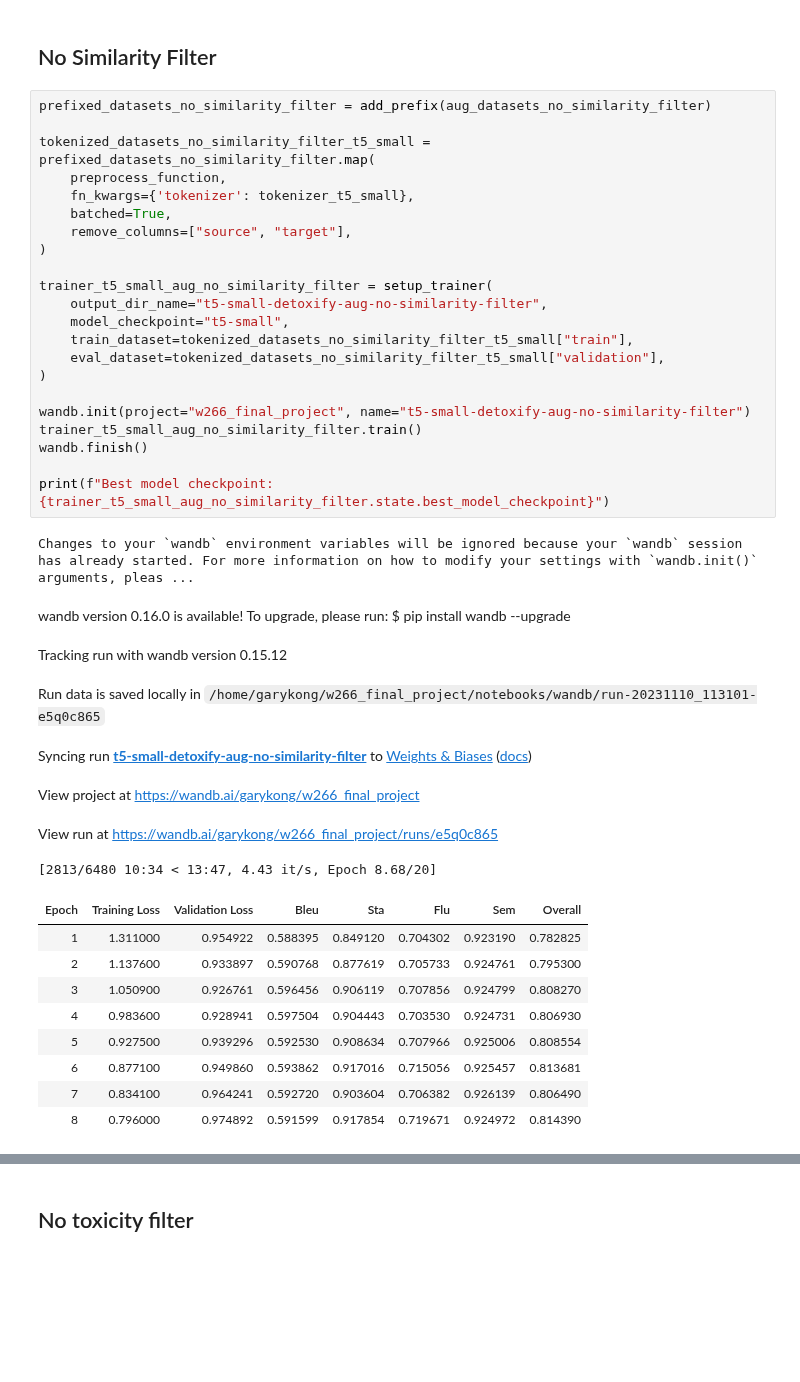
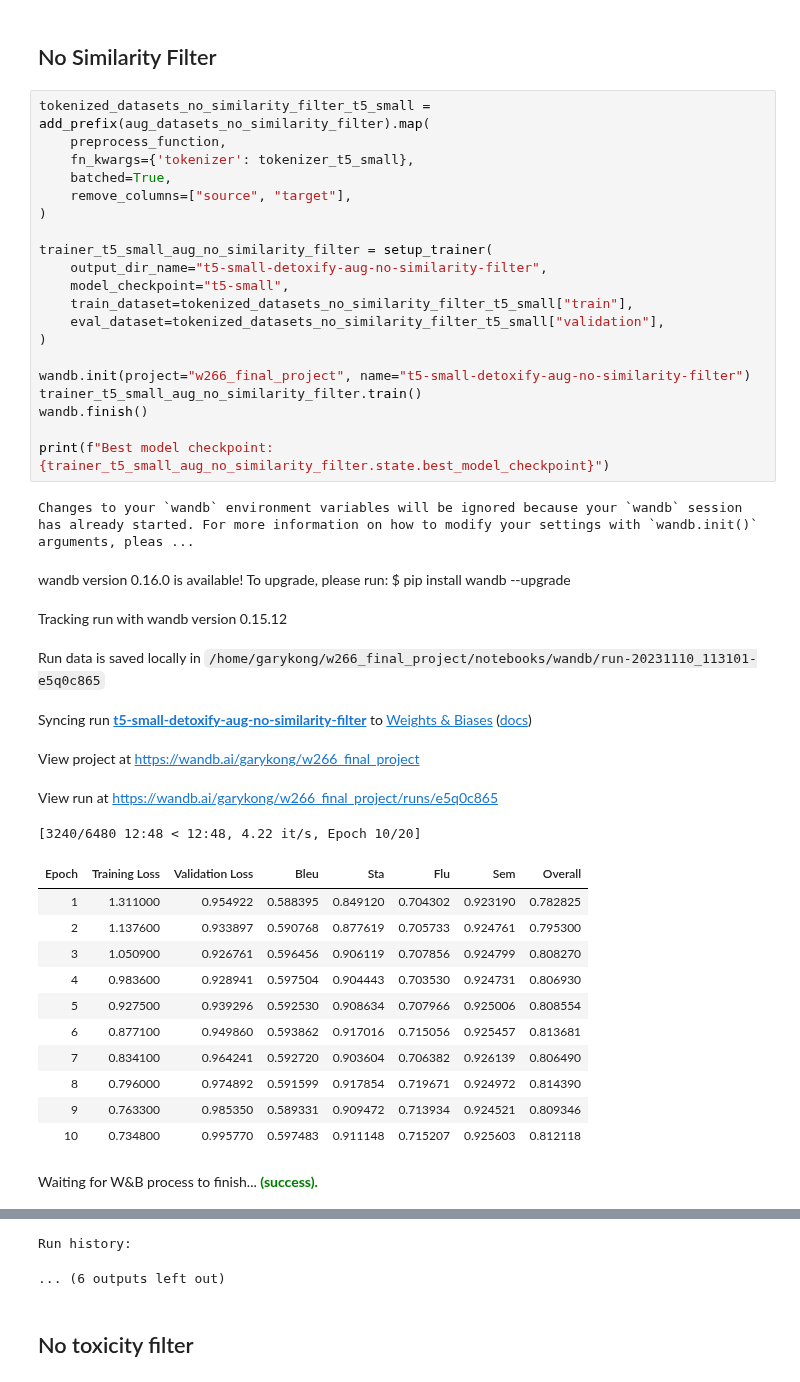
Before and after one commit to garyukong/T5-TextDetoxification, a Jupyter notebook: notebooks/2_Models.ipynb, the cells around one changed output, grey strips where cells are left out. Drawn from its saved outputs; the diff is of its cells as text; blank space fills up the shorter version.

```diff
--- a/notebooks/2_Models.ipynb
+++ b/notebooks/2_Models.ipynb
@@ -911,9 +900,7 @@ Run history:
 # %% [markdown]
 ## No Similarity Filter
 # %%
-prefixed_datasets_no_similarity_filter = add_prefix(aug_datasets_no_similarity_filter)
-
-tokenized_datasets_no_similarity_filter_t5_small = prefixed_datasets_no_similarity_filter.map(
+tokenized_datasets_no_similarity_filter_t5_small = add_prefix(aug_datasets_no_similarity_filter).map(
     preprocess_function,
     fn_kwargs={'tokenizer': tokenizer_t5_small},
     batched=True,
@@ -922,31 +909,34 @@ tokenized_datasets_no_similarity_filter_t5_small = prefixed_datasets_no_similari
 
 trainer_t5_small_aug_no_similarity_filter = setup_trainer(
     output_dir_name="t5-small-detoxify-aug-no-similarity-filter",
     model_checkpoint="t5-small",
     train_dataset=tokenized_datasets_no_similarity_filter_t5_small["train"],
     eval_dataset=tokenized_datasets_no_similarity_filter_t5_small["validation"],
 )
 
 wandb.init(project="w266_final_project", name="t5-small-detoxify-aug-no-similarity-filter")
 trainer_t5_small_aug_no_similarity_filter.train()
 wandb.finish()
 
 print(f"Best model checkpoint: {trainer_t5_small_aug_no_similarity_filter.state.best_model_checkpoint}")
 # %% [output]
 Changes to your `wandb` environment variables will be ignored because your `wandb` session has already started. For more information on how to modify your settings with `wandb.init()` arguments, pleas ...
 wandb version 0.16.0 is available! To upgrade, please run: $ pip install wandb --upgrade
 Tracking run with wandb version 0.15.12
 Run data is saved locally in /home/garykong/w266_final_project/notebooks/wandb/run-20231110_113101-e5q0c865
 Syncing run t5-small-detoxify-aug-no-similarity-filter to Weights & Biases (docs)
 View project at https://wandb.ai/garykong/w266_final_project
 View run at https://wandb.ai/garykong/w266_final_project/runs/e5q0c865
-[2813/6480 10:34 < 13:47, 4.43 it/s, Epoch 8.68/20]
+[3240/6480 12:48 < 12:48, 4.22 it/s, Epoch 10/20]
 | Epoch | Training Loss | Validation Loss | Bleu | Sta | Flu | Sem | Overall |
 | 1 | 1.311000 | 0.954922 | 0.588395 | 0.849120 | 0.704302 | 0.923190 | 0.782825 |
 | 2 | 1.137600 | 0.933897 | 0.590768 | 0.877619 | 0.705733 | 0.924761 | 0.795300 |
 | 3 | 1.050900 | 0.926761 | 0.596456 | 0.906119 | 0.707856 | 0.924799 | 0.808270 |
 | 4 | 0.983600 | 0.928941 | 0.597504 | 0.904443 | 0.703530 | 0.924731 | 0.806930 |
 | 5 | 0.927500 | 0.939296 | 0.592530 | 0.908634 | 0.707966 | 0.925006 | 0.808554 |
 | 6 | 0.877100 | 0.949860 | 0.593862 | 0.917016 | 0.715056 | 0.925457 | 0.813681 |
 | 7 | 0.834100 | 0.964241 | 0.592720 | 0.903604 | 0.706382 | 0.926139 | 0.806490 |
 | 8 | 0.796000 | 0.974892 | 0.591599 | 0.917854 | 0.719671 | 0.924972 | 0.814390 |
+| 9 | 0.763300 | 0.985350 | 0.589331 | 0.909472 | 0.713934 | 0.924521 | 0.809346 |
+| 10 | 0.734800 | 0.995770 | 0.597483 | 0.911148 | 0.715207 | 0.925603 | 0.812118 |
+Waiting for W&B process to finish... (success).
@@ -953,3 +944,5 @@ View run at https://wandb.ai/garykong/w266_final_project/runs/e5q0c865
+Run history:
+... (6 outputs left out)
 # %% [markdown]
 ## No toxicity filter
 # %%
```
Also changed, not shown: parts of 7 cells of this notebook, 1 other file.
